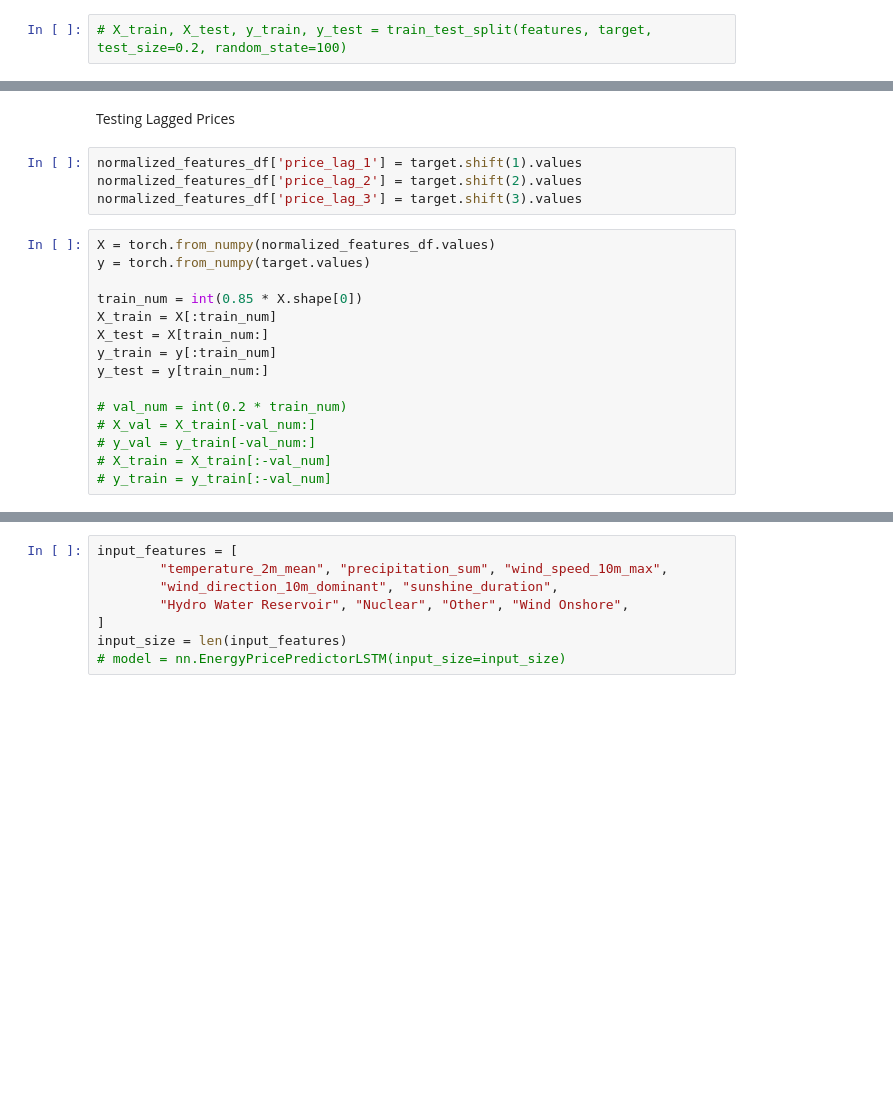
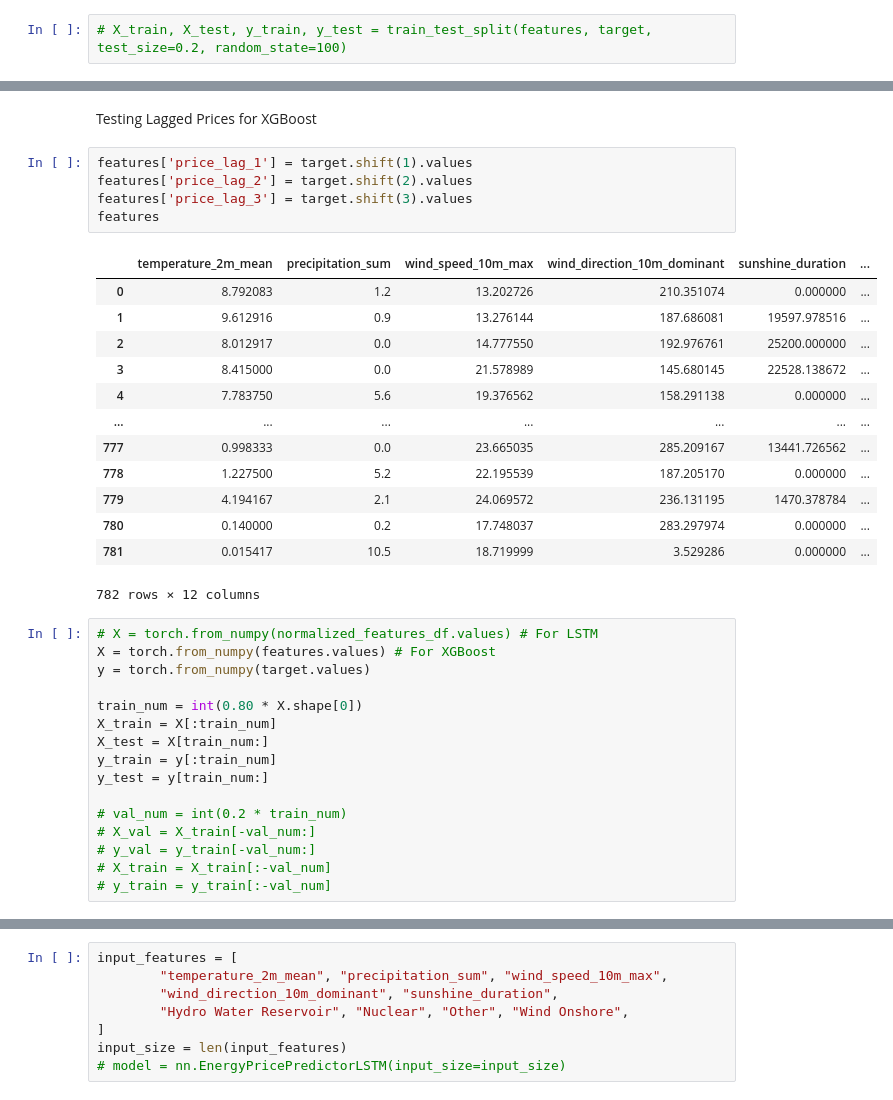
Before and after one commit to hishamad/Electricity-Price-Forecasting-ML, a Jupyter notebook: notebooks/training_pipeline.ipynb, the cells around one changed output, grey strips where cells are left out. Cells and saved outputs as stored; diff of their text form; blank space fills up the shorter version.

Commit message:
price predicition daily

```diff
--- a/notebooks/training_pipeline.ipynb
+++ b/notebooks/training_pipeline.ipynb
@@ -125,14 +121,30 @@ Name: price, Length: 780, dtype: float64
 # %% [markdown]
-Testing Lagged Prices
+Testing Lagged Prices for XGBoost
 # %%
-normalized_features_df['price_lag_1'] = target.shift(1).values
-normalized_features_df['price_lag_2'] = target.shift(2).values
-normalized_features_df['price_lag_3'] = target.shift(3).values
+features['price_lag_1'] = target.shift(1).values
+features['price_lag_2'] = target.shift(2).values
+features['price_lag_3'] = target.shift(3).values
+features
+# %% [output]
+|  | temperature_2m_mean | precipitation_sum | wind_speed_10m_max | wind_direction_10m_dominant | sunshine_duration | ... |
+| 0 | 8.792083 | 1.2 | 13.202726 | 210.351074 | 0.000000 | ... |
+| 1 | 9.612916 | 0.9 | 13.276144 | 187.686081 | 19597.978516 | ... |
+| 2 | 8.012917 | 0.0 | 14.777550 | 192.976761 | 25200.000000 | ... |
+| 3 | 8.415000 | 0.0 | 21.578989 | 145.680145 | 22528.138672 | ... |
+| 4 | 7.783750 | 5.6 | 19.376562 | 158.291138 | 0.000000 | ... |
+| ... | ... | ... | ... | ... | ... | ... |
+| 777 | 0.998333 | 0.0 | 23.665035 | 285.209167 | 13441.726562 | ... |
+| 778 | 1.227500 | 5.2 | 22.195539 | 187.205170 | 0.000000 | ... |
+| 779 | 4.194167 | 2.1 | 24.069572 | 236.131195 | 1470.378784 | ... |
+| 780 | 0.140000 | 0.2 | 17.748037 | 283.297974 | 0.000000 | ... |
+| 781 | 0.015417 | 10.5 | 18.719999 | 3.529286 | 0.000000 | ... |
+782 rows × 12 columns
 # %%
-X = torch.from_numpy(normalized_features_df.values)
+# X = torch.from_numpy(normalized_features_df.values) # For LSTM
+X = torch.from_numpy(features.values) # For XGBoost
 y = torch.from_numpy(target.values)
 
-train_num = int(0.85 * X.shape[0])
+train_num = int(0.80 * X.shape[0])
 X_train = X[:train_num]
 X_test = X[train_num:]
 y_train = y[:train_num]
```
Also changed, not shown: parts of 13 cells of this notebook, 5 other files.
